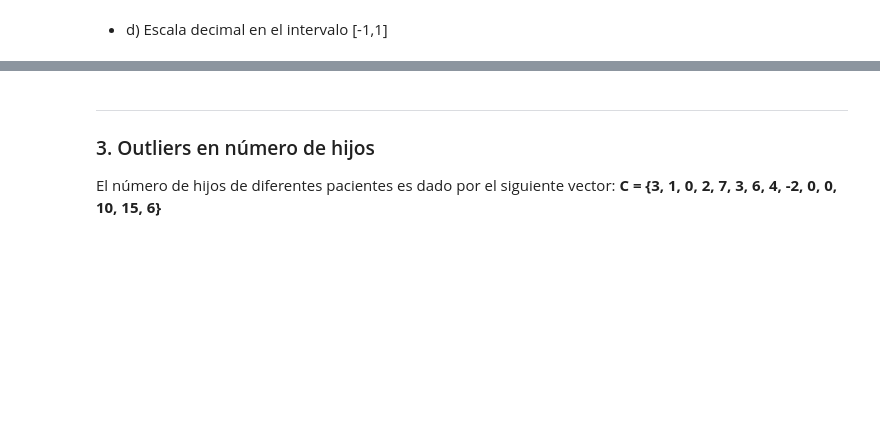
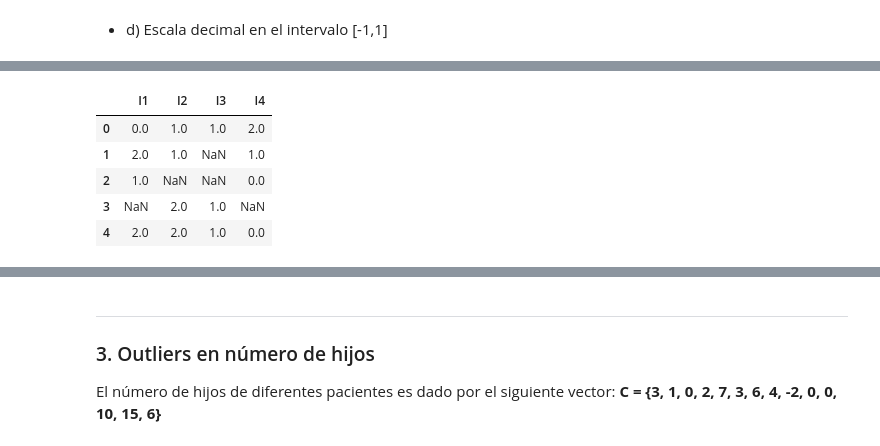
Before and after one commit to jodiazro/TallerPreprocesamientoMD, a Jupyter notebook: TallerPreprocesamiento.ipynb, the cells around one changed output, grey strips where cells are left out. Cells and saved outputs as stored; diff of their text form; code cells hidden in the pictures; blank space fills up the shorter version.

```diff
--- a/TallerPreprocesamiento.ipynb
+++ b/TallerPreprocesamiento.ipynb
@@ -69,0 +153,10 @@ I1 I2 I3 I4
+# %%
+df = pd.DataFrame(dict(I1=[0,2,1,np.nan,2],I2=[1,1,np.nan,2,2],I3=[1,np.nan,np.nan,1,1],I4=[2,1,0,np.nan,0]))
+df
+# %% [output]
+|  | I1 | I2 | I3 | I4 |
+| 0 | 0.0 | 1.0 | 1.0 | 2.0 |
+| 1 | 2.0 | 1.0 | NaN | 1.0 |
+| 2 | 1.0 | NaN | NaN | 0.0 |
+| 3 | NaN | 2.0 | 1.0 | NaN |
+| 4 | 2.0 | 2.0 | 1.0 | 0.0 |
```
Also changed, not shown: parts of 15 cells of this notebook.
